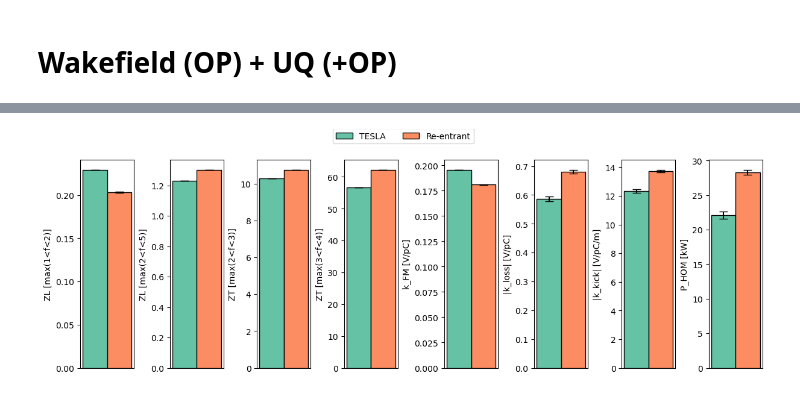
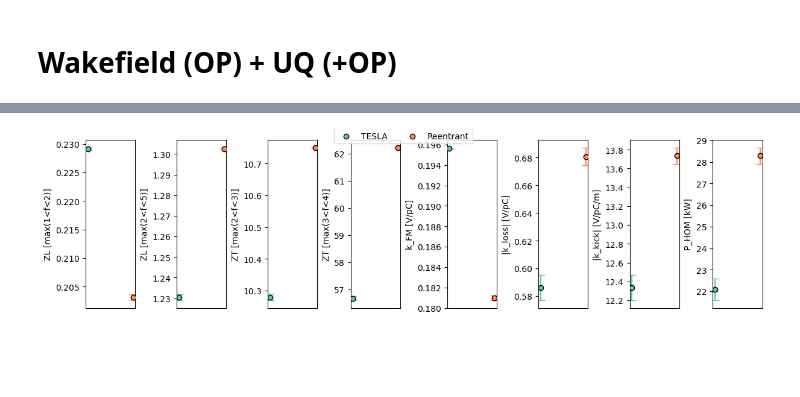
Before and after one commit to Dark-Elektron/cavsim2d, a Jupyter notebook: notebooks/wakefield_analysis.ipynb, the cells around one changed output, grey strips where cells are left out. Cells and saved outputs as stored; diff of their text form; code cells hidden in the pictures; blank space fills up the shorter version.

```diff
--- a/notebooks/wakefield_analysis.ipynb
+++ b/notebooks/wakefield_analysis.ipynb
@@ -270,7 +270,7 @@ wakefield_config = {
     'bunch_length': 25,
     'wakelength': 50,
     'processes': 2,
-    'rerun': True,
+    'rerun': False,
     'operating_points': op_points,
     'uq_config': {
         'variables': ['A', 'B'],
@@ -330,6 +330,6 @@ pp.pprint(cavs.uq_hom_results)
                  '|k_loss| [V/pC]': {   'expe': [0.5860499999999998],
                                         'stdDev': [0.009050000000000466]}}}
 # %%
-ax = cavs.plot_compare_hom_bar('Z_SR_4.32mm', uq=True)
+ax = cavs.plot_compare_wakefield('Z_SR_4.32mm', kind='scatter', uq=True)
 # %% [output]
-[figure, old version]
+[figure, new version]
```
Also changed, not shown: 5 other files.
